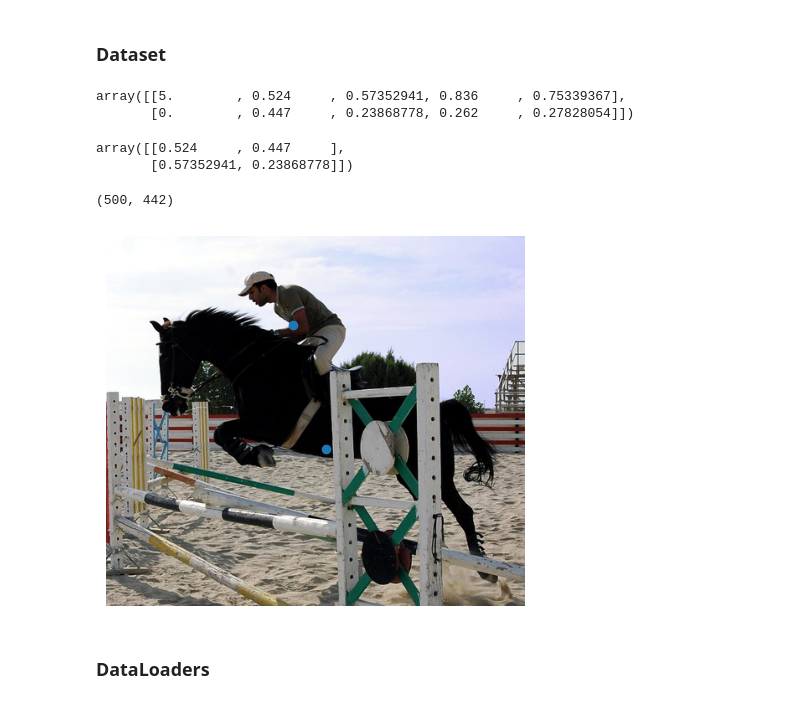
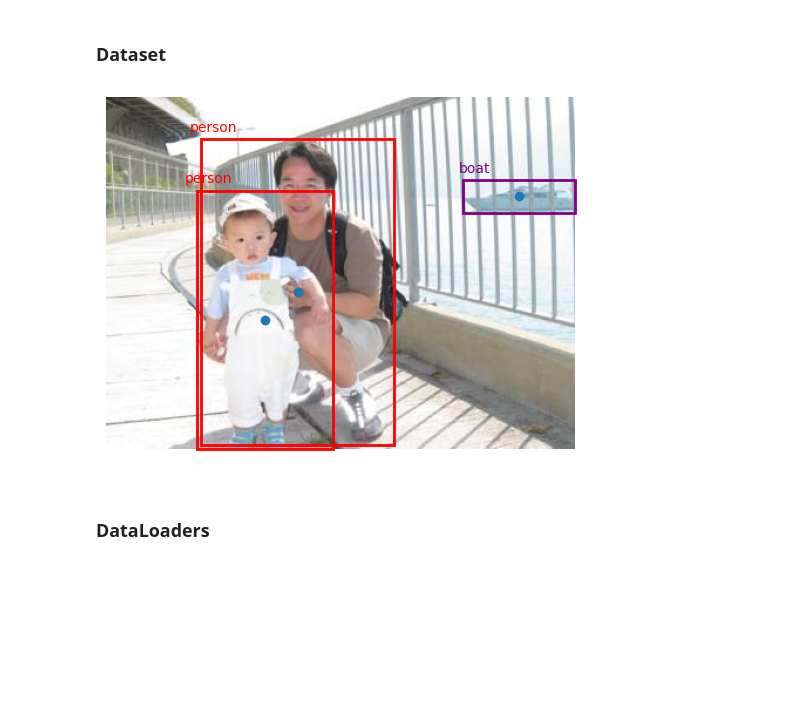
Before and after one commit to anuj-mali/YOLO-Object-Detection, a Jupyter notebook: Object Detection.ipynb, the cells around one changed output. Saved outputs shown, nothing was run; the diff lists cells and outputs as text; code cells hidden in the pictures; blank space fills up the shorter version.

Commit message:
Added Image Visualization

```diff
--- a/Object Detection.ipynb
+++ b/Object Detection.ipynb
@@ -93,30 +94,39 @@ def target_transform(target: dict):
 # %%
 train_dataset = VOCDetection(root='./data', image_set='train', target_transform=target_transform)
 val_dataset = VOCDetection(root='./data', image_set='val', target_transform=target_transform)
-# %%
-train_dataset[0][1]
-# %% [output]
-array([[5.        , 0.524     , 0.57352941, 0.836     , 0.75339367],
-       [0.        , 0.447     , 0.23868778, 0.262     , 0.27828054]])
-# %%
-train_dataset[0][1][:, 1:3].T
-# %% [output]
-array([[0.524     , 0.447     ],
-       [0.57352941, 0.23868778]])
-# %%
-train_dataset[0][0].size
-# %% [output]
-(500, 442)
 # %%
-coords = train_dataset[0][1][:, 1:3].T
-img = train_dataset[0][0]
+colors = [
+    'red', 'blue', 'green', 'cyan', 'magenta',
+    'yellow', 'black', 'white', 'orange', 'purple',
+    'brown', 'pink', 'teal', 'lavender', 'maroon',
+    'navy', 'olive', 'coral', 'indigo', 'turquoise'
+]
+
+img = train_dataset[1252][0]
+target = train_dataset[1252][1]
+coords = target[:, 1:3].T
+dimensions = target[:, 3:]
+
+bbox_coords = (coords.T - dimensions/2) * np.array([img.size[0],img.size[1]])
 
 plt.imshow(img)
 plt.scatter(coords[0]*img.size[0], coords[1]*img.size[1])
+
+# Add rectangle
+for idx, points in enumerate(bbox_coords):
+    rect = Rectangle((points[0], points[1]), dimensions[idx][0]*img.size[0], dimensions[idx][1]*img.size[1],
+                     linewidth=2, edgecolor=colors[int(target[idx][0])], facecolor='none')
+    plt.gca().add_patch(rect)
+
+    # Add title to the rectangle
+    plt.text(points[0]+10, points[1]-10, list(labels.keys())[int(target[idx][0])],
+             horizontalalignment='center', verticalalignment='center',
+             fontsize=10, color=colors[int(target[idx][0])])
+
 plt.axis(False)
 plt.show()
 # %% [output]
-[figure, old version]
+[figure, new version]
 # %% [markdown]
 ### DataLoaders
 # %% [markdown]
```
Also changed, not shown: parts of 1 cell of this notebook.
